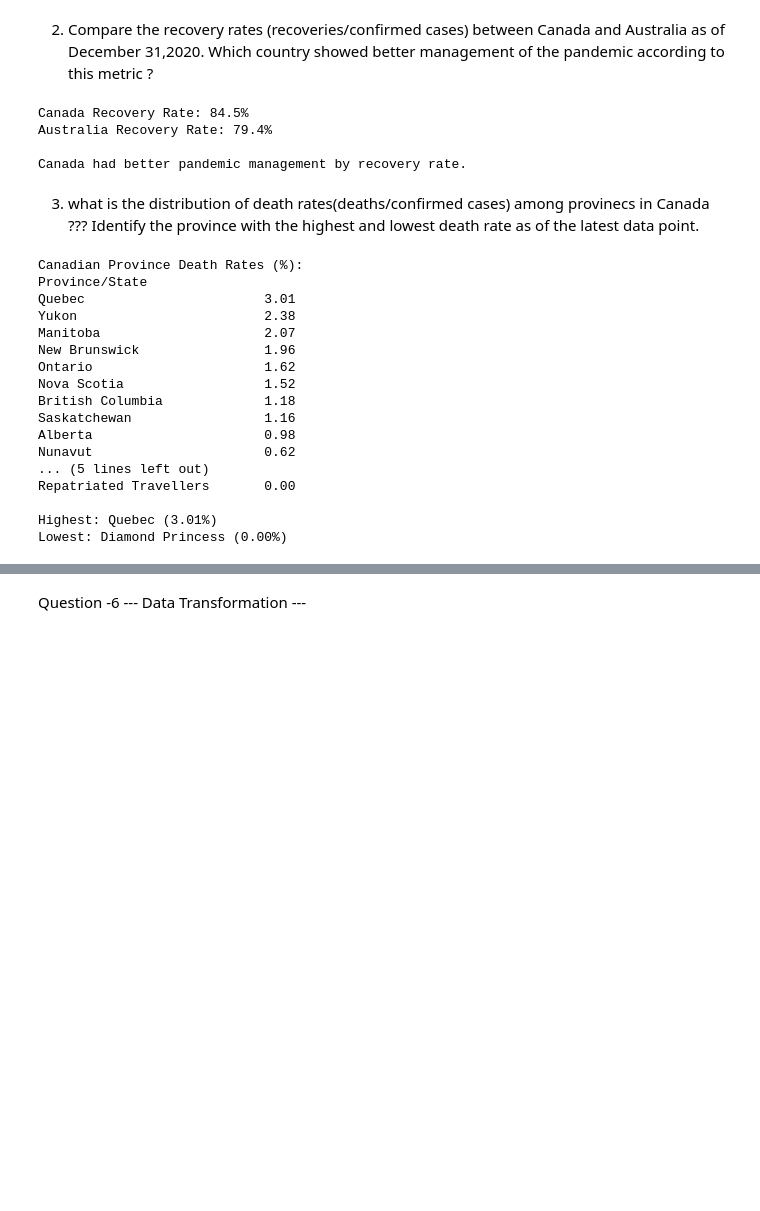
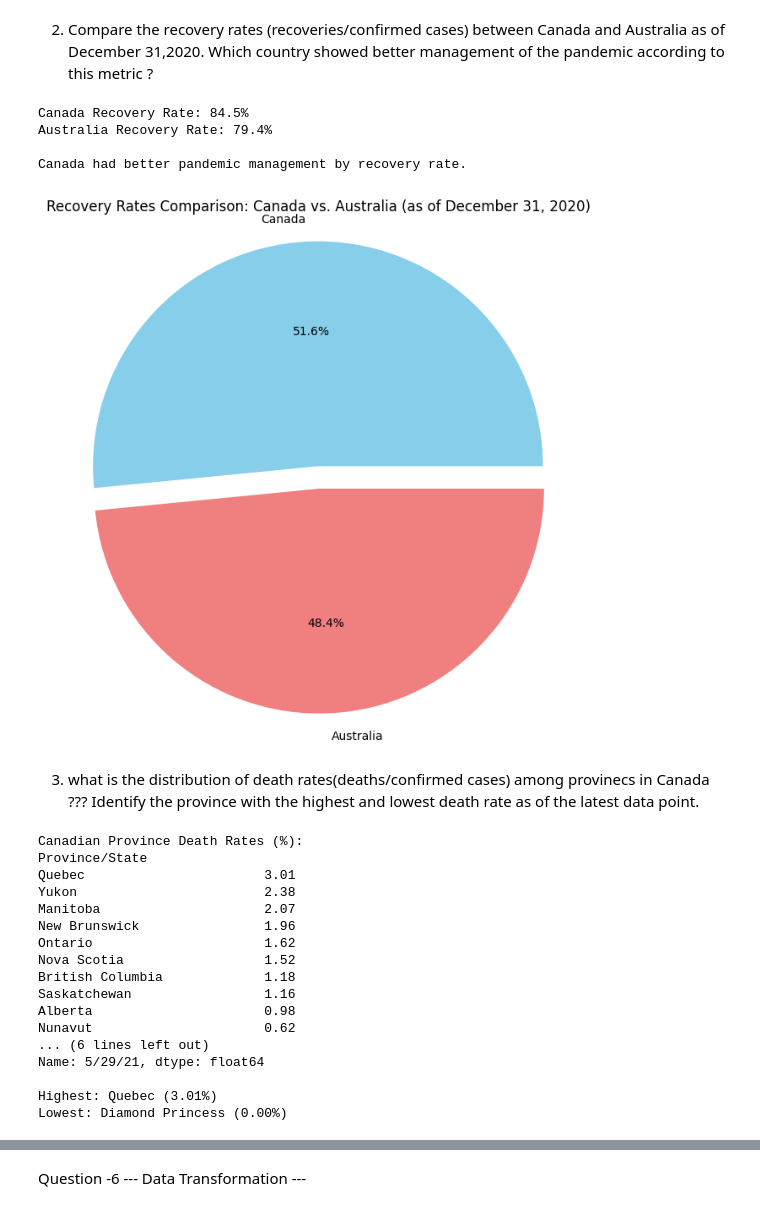
Before and after one commit to MananCoder4747/Projects4747, a Jupyter notebook: COVID_19_CASE_STUDY_MANAN_KHUNT.ipynb, the cells around one changed output, grey strips where cells are left out. Cells and saved outputs as stored; diff of their text form; code cells hidden in the pictures; blank space fills up the shorter version.

```diff
--- a/COVID_19_CASE_STUDY_MANAN_KHUNT.ipynb
+++ b/COVID_19_CASE_STUDY_MANAN_KHUNT.ipynb
@@ -370,33 +370,50 @@ df_confirmed[date] = pd.to_numeric(df_confirmed[date], errors='coerce')
 df_recovered_updated[date] = pd.to_numeric(df_recovered_updated[date], errors='coerce')
 
 # Get cases safely
 def get_cases(df, country):
     return df[df['Country/Region'] == country][date].sum()
 
 def safe_rate(recovered, confirmed):
     return (recovered / confirmed) * 100 if confirmed else 0
 
 # Recovery rates
 canada_confirmed = get_cases(df_confirmed, 'Canada')
 canada_recovered = get_cases(df_recovered_updated, 'Canada')
 australia_confirmed = get_cases(df_confirmed, 'Australia')
 australia_recovered = get_cases(df_recovered_updated, 'Australia')
 
 canada_rate = safe_rate(canada_recovered, canada_confirmed)
 australia_rate = safe_rate(australia_recovered, australia_confirmed)
 
 # Print results
 print(f"Canada Recovery Rate: {canada_rate:.1f}%")
 print(f"Australia Recovery Rate: {australia_rate:.1f}%")
 
 # Determine better
 better = "Canada" if canada_rate > australia_rate else "Australia"
 print(f"\n{better} had better pandemic management by recovery rate.")
+
+
+######### Ploting ##########
+
+# Plotting recovery rates using a pie chart
+labels = ['Canada', 'Australia']
+sizes = [canada_rate, australia_rate]
+colors = ['skyblue', 'lightcoral']
+explode = (0.1, 0)
+
+plt.figure(figsize=(8, 8))
+plt.pie(sizes, explode=explode, labels=labels, colors=colors, autopct='%1.1f%%')
+plt.axis('equal')
+plt.title('Recovery Rates Comparison: Canada vs. Australia (as of December 31, 2020)')
+
+plt.show()
 # %% [output]
 Canada Recovery Rate: 84.5%
 Australia Recovery Rate: 79.4%
 
 Canada had better pandemic management by recovery rate.
+[figure, added]
 # %% [markdown]
 3. what is the distribution of death rates(deaths/confirmed cases) among provinecs in Canada ??? Identify the province with the highest and lowest death rate as of the latest data point.
 # %%
@@ -429,7 +446,7 @@ death_rates = death_rates.replace([float('inf'), -float('inf')], 0).fillna(0).so
 
 # Print results
 print("Canadian Province Death Rates (%):")
-print(death_rates.round(2).to_string())
+print(death_rates.round(2))
 
 # Identify extremes
 print(f"\nHighest: {death_rates.idxmax()} ({death_rates.max():.2f}%)")
@@ -447,8 +464,8 @@ British Columbia             1.18
 Saskatchewan                 1.16
 Alberta                      0.98
 Nunavut                      0.62
-... (5 lines left out)
-Repatriated Travellers       0.00
+... (6 lines left out)
+Name: 5/29/21, dtype: float64
 
 Highest: Quebec (3.01%)
 Lowest: Diamond Princess (0.00%)
```
Also changed, not shown: parts of 3 cells of this notebook.
